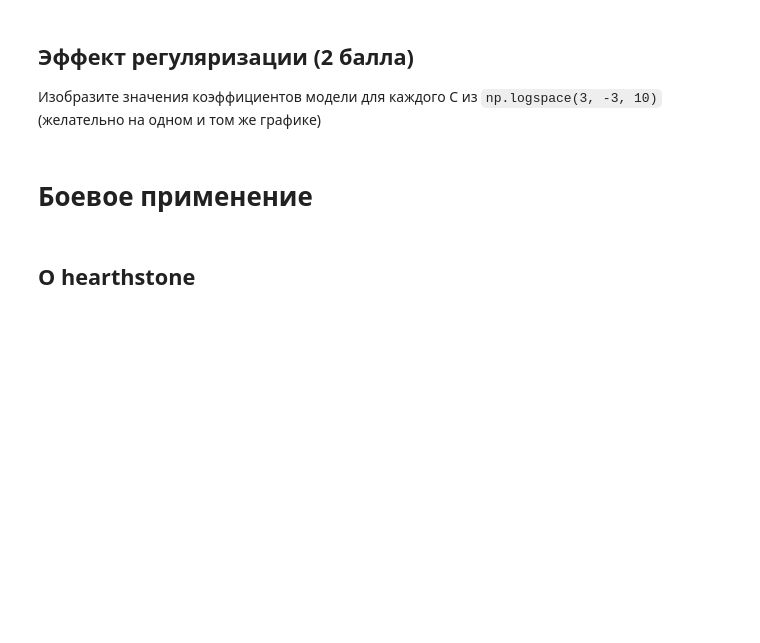
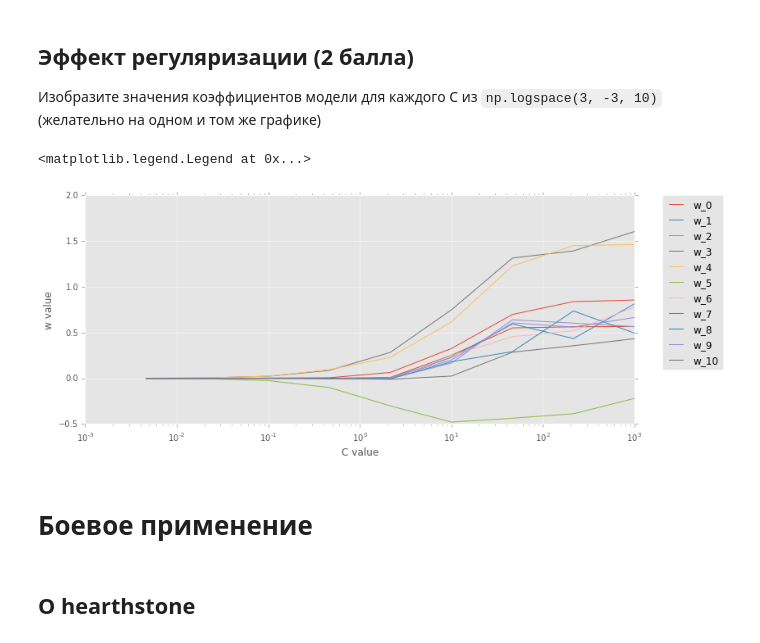
Before and after one commit to jumpinsky/Spheremailru-DMalgoritms, a Jupyter notebook: hw4-lin-model/Afanaseva_hw4-lin-models.ipynb, the cells around one changed output. Drawn from its saved outputs; the diff is of its cells as text; code cells hidden in the pictures; blank space fills up the shorter version.

```diff
--- a/hw4-lin-model/Afanaseva_hw4-lin-models.ipynb
+++ b/hw4-lin-model/Afanaseva_hw4-lin-models.ipynb
@@ -248,10 +251,14 @@ for i, c in enumerate(np.logspace(3, -3, 10)):
     params[i] = model.w
 # %%
 for i in range(params.shape[1]):
-    lbl = r'w_{}'.format(i)
-    plt.plot(np.logspace(3, -3, 10), params[:, i], label=r'$w_{%d}$' % i)
+    plt.plot(np.logspace(3, -3, 10), params[:, i], label='w_' + str(i))
     plt.xscale('log')
-plt.legend()
+plt.ylabel('w value')
+plt.xlabel('C value')
+plt.legend(bbox_to_anchor=(1.05, 1), loc=2, borderaxespad=0.)
+# %% [output]
+<matplotlib.legend.Legend at 0x...>
+[figure, added]
 # %% [markdown]
 # Боевое применение
 # %% [markdown]
```
Also changed, not shown: parts of 15 cells of this notebook.
